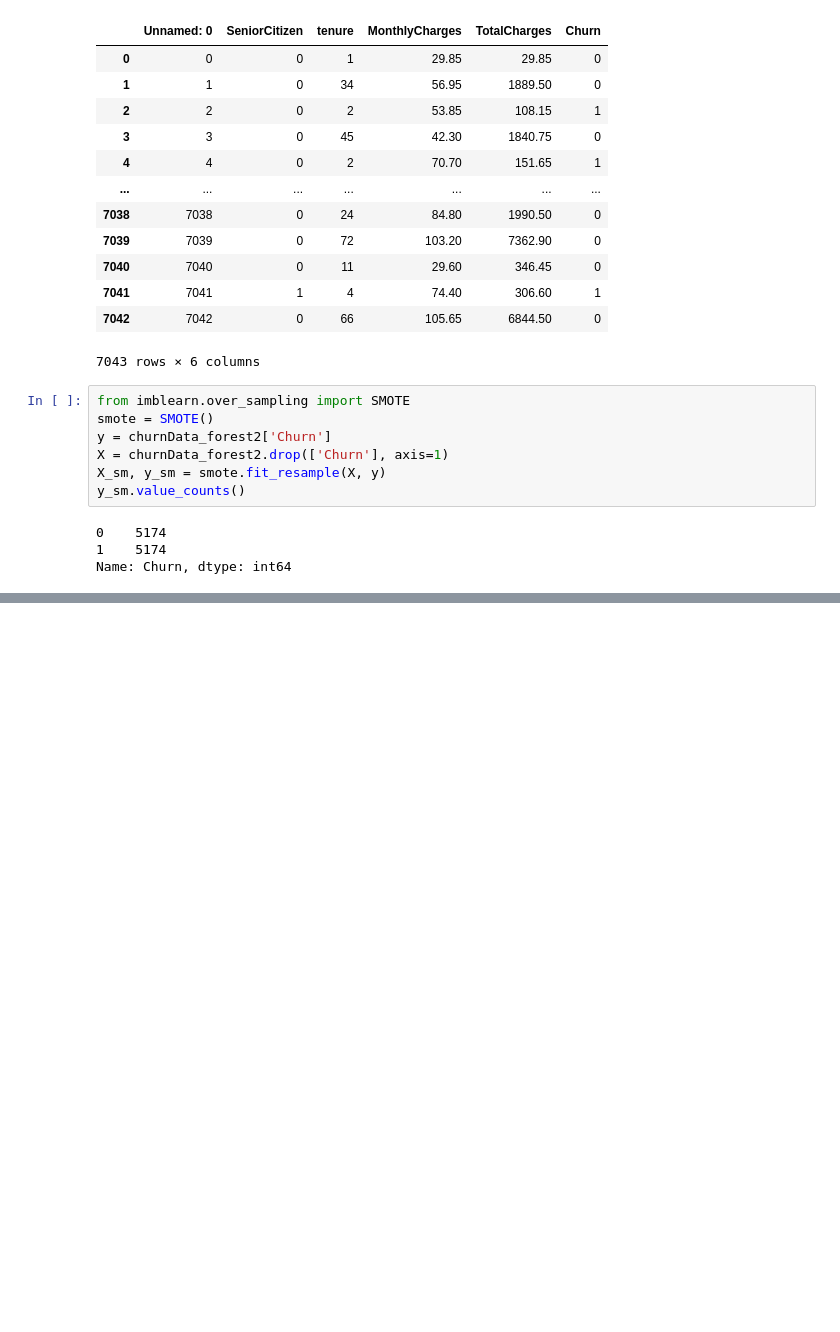
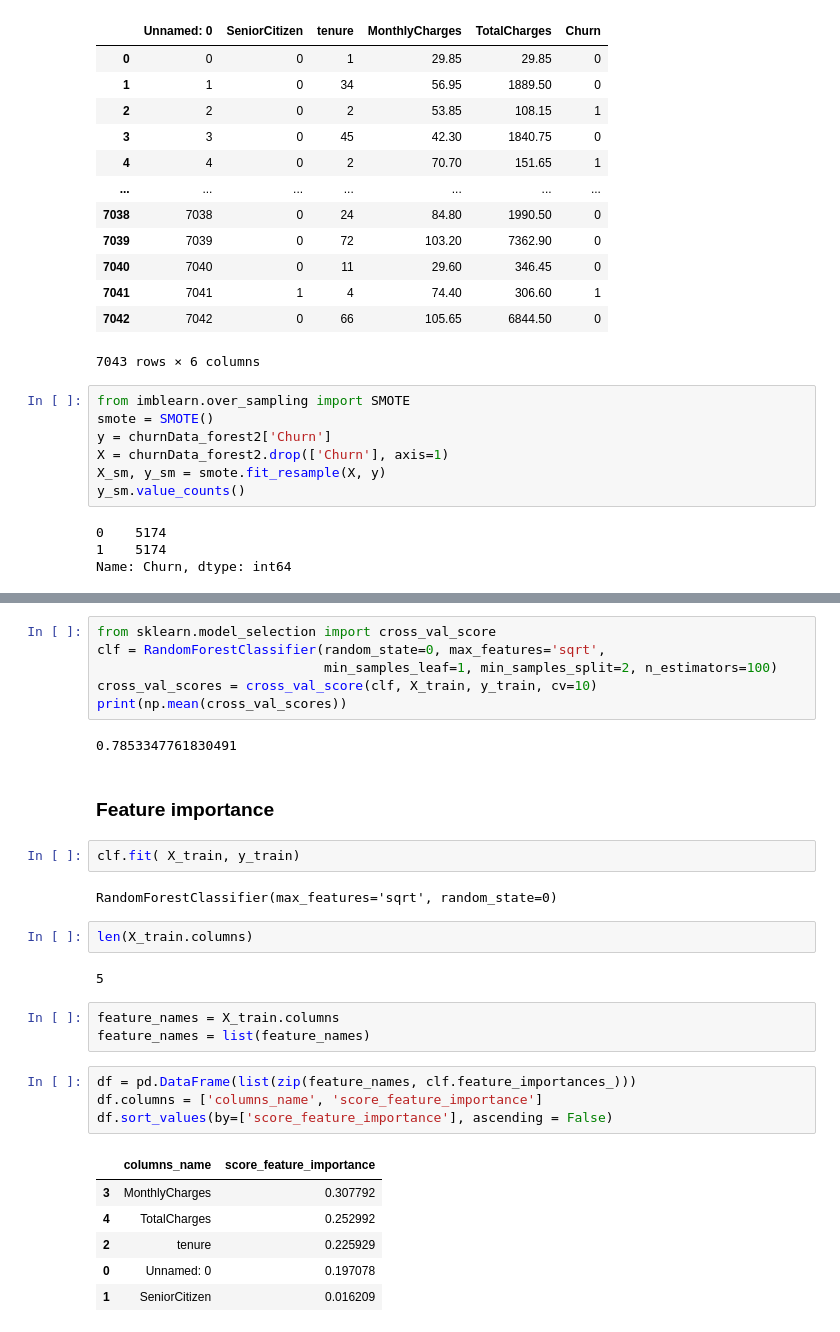
Before and after one commit to Pahegon/IronPablo, a Jupyter notebook: W7/Round 3,4.ipynb, the cells around one changed output, grey strips where cells are left out. Cells and saved outputs as stored; diff of their text form; blank space fills up the shorter version.

```diff
--- a/W7/Round 3,4.ipynb
+++ b/W7/Round 3,4.ipynb
@@ -435,0 +540,32 @@ Name: Churn, dtype: int64
+# %%
+from sklearn.model_selection import cross_val_score
+clf = RandomForestClassifier(random_state=0, max_features='sqrt',
+                             min_samples_leaf=1, min_samples_split=2, n_estimators=100)
+cross_val_scores = cross_val_score(clf, X_train, y_train, cv=10)
+print(np.mean(cross_val_scores))
+# %% [output]
+0.7853347761830491
+# %% [markdown]
+### Feature importance
+# %%
+clf.fit( X_train, y_train)
+# %% [output]
+RandomForestClassifier(max_features='sqrt', random_state=0)
+# %%
+len(X_train.columns)
+# %% [output]
+5
+# %%
+feature_names = X_train.columns
+feature_names = list(feature_names)
+# %%
+df = pd.DataFrame(list(zip(feature_names, clf.feature_importances_)))
+df.columns = ['columns_name', 'score_feature_importance']
+df.sort_values(by=['score_feature_importance'], ascending = False)
+# %% [output]
+|  | columns_name | score_feature_importance |
+| 3 | MonthlyCharges | 0.307792 |
+| 4 | TotalCharges | 0.252992 |
+| 2 | tenure | 0.225929 |
+| 0 | Unnamed: 0 | 0.197078 |
+| 1 | SeniorCitizen | 0.016209 |
```
Also changed, not shown: parts of 15 cells of this notebook.
